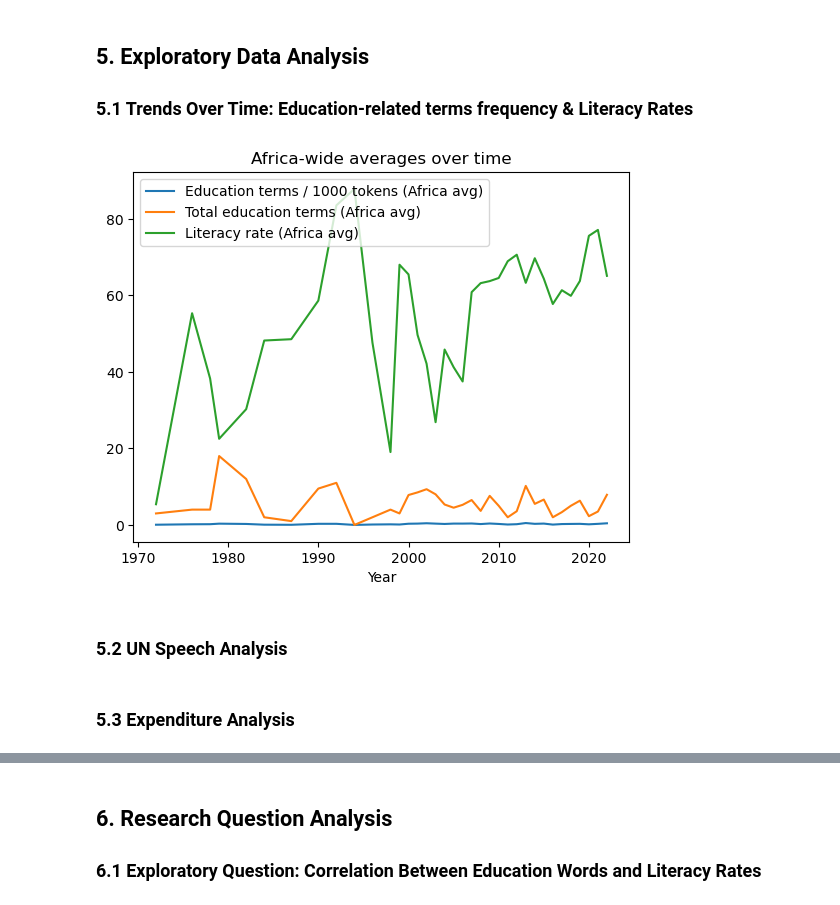
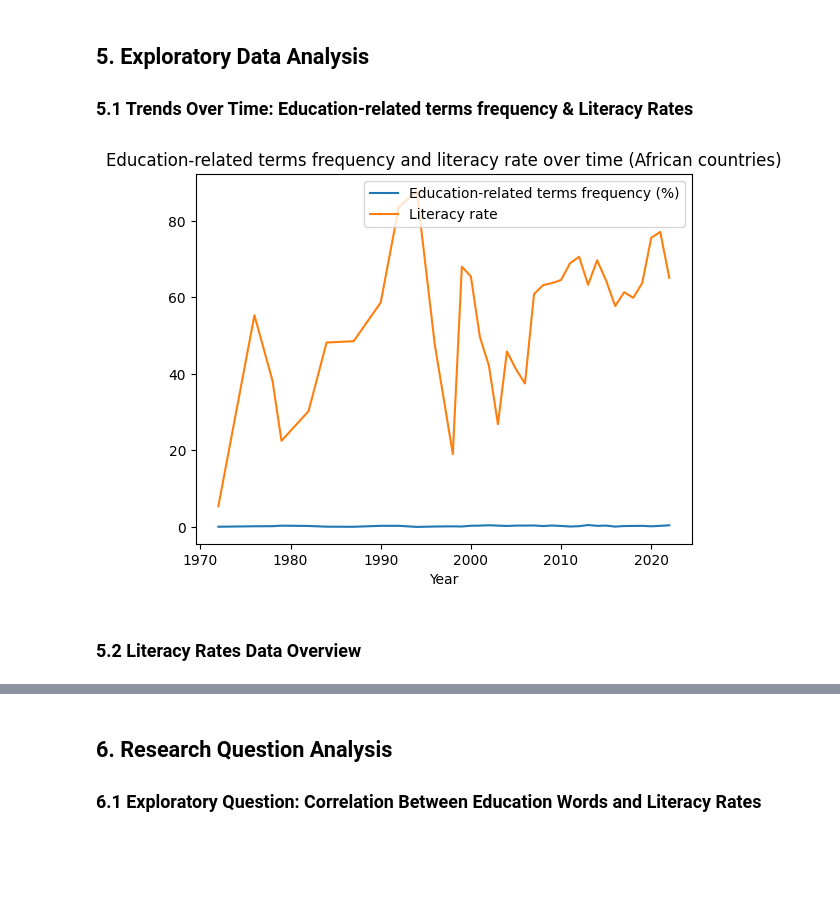
Before and after one commit to bgrsph/Fundamentals-of-Data-Science-Group-Assignments-, a Jupyter notebook: Assignment 1/Analysis_fix.ipynb, the cells around one changed output, grey strips where cells are left out. Cells and saved outputs as stored; diff of their text form; code cells hidden in the pictures; blank space fills up the shorter version.

Commit message:
Normality analysis added, minor adjustments done.

```diff
--- a/Assignment 1/Analysis_fix.ipynb
+++ b/Assignment 1/Analysis_fix.ipynb
@@ -538,6 +523,12 @@ both_notna = df_africa[
 # Show the rows that have both Literacy Rate and Education Expenditure_GDP
 print(f"\nRows where both Literacy Rate and Education Expenditure are available: {both_notna.shape[0]}")
 both_notna[['Country or Area', 'Year', 'Literacy_Rate', 'Education_Expenditure_GDP_Pct']].head(10)
+
+# print the year range of the data
+print(f"\nYear range of the data: {both_notna['Year'].min()} to {both_notna['Year'].max()}")
+
+# update the main africa dataframe
+df_africa = both_notna.copy()
 # %% [output]
 Education expenditure statistics for African countries:
 count    1085.000000
@@ -804,25 +754,22 @@ df_africa.head(10)
 # %%
 # Plot trends over time: education-related terms frequency and literacy rates together
 
 # aggregate by year
 yearly = (df_africa
           .reset_index()
           .groupby('Year', as_index=False)
           .agg(edu_per=('edu_per','mean'),
                edu_total=('edu_total','mean'),
                literacy_rate=('Literacy_Rate','mean')))
 
 plt.figure()
-plt.plot(yearly['Year'], yearly['edu_per'], label='Education terms / 1000 tokens (Africa avg)')
-plt.plot(yearly['Year'], yearly['edu_total'], label='Total education terms (Africa avg)')
-plt.plot(yearly['Year'], yearly['literacy_rate'], label='Literacy rate (Africa avg)')
+plt.plot(yearly['Year'], yearly['edu_per'], label='Education-related terms frequency (%)')
+plt.plot(yearly['Year'], yearly['literacy_rate'], label='Literacy rate')
 plt.xlabel('Year')
 plt.legend()
-plt.title('Africa-wide averages over time')
+plt.title('Education-related terms frequency and literacy rate over time (African countries)')
 plt.show()
 # %% [output]
-[figure, old version]
+[figure, new version]
 # %% [markdown]
-### 5.2 UN Speech Analysis
+### 5.2 Literacy Rates Data Overview
-# %% [markdown]
-### 5.3 Expenditure Analysis
```
Also changed, not shown: parts of 30 cells of this notebook.
